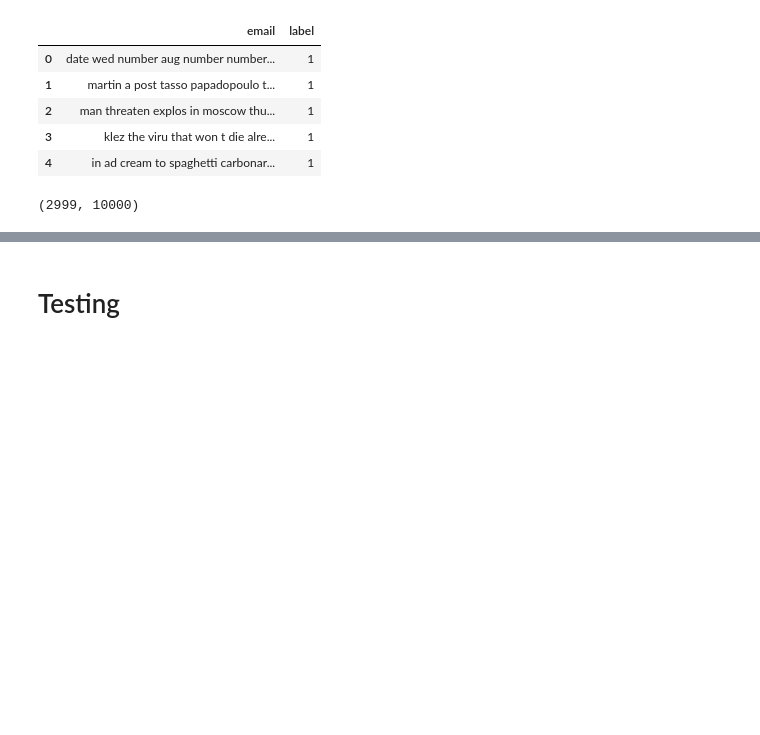
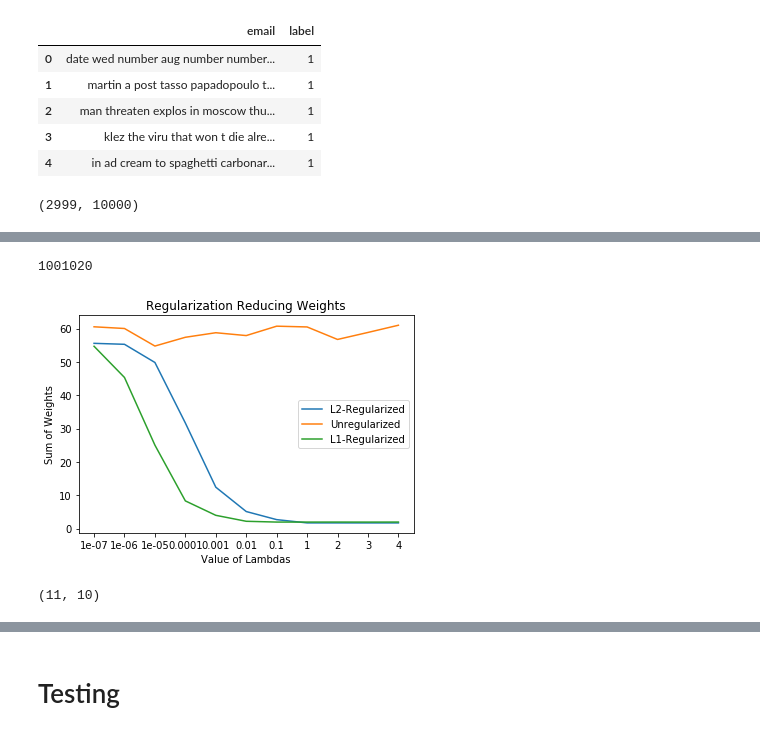
Before and after one commit to shivammehta007/NLPResearch, a Jupyter notebook: Tutorials/PyTorch_Tutorial/Spam_not_spam_classifier.ipynb, the cells around one changed output, grey strips where cells are left out. Saved outputs shown, nothing was run; the diff lists cells and outputs as text; code cells hidden in the pictures; blank space fills up the shorter version.

```diff
--- a/Tutorials/PyTorch_Tutorial/Spam_not_spam_classifier.ipynb
+++ b/Tutorials/PyTorch_Tutorial/Spam_not_spam_classifier.ipynb
@@ -111,3 +109,0 @@ model = LogisticRegression()
-# %%
-criterion = nn.CrossEntropyLoss()
-optimizer = torch.optim.Adam(params=model.parameters() , lr=0.01)
@@ -113,0 +116,19 @@ optimizer = torch.optim.Adam(params=model.parameters() , lr=0.01)
+# %%
+weights_l1 = []
+lambdas = [0.0000001, 0.000001, 0.00001, 0.0001, 0.001, 0.01, 0.1, 1, 2, 3, 4]
+for l in lambdas:  #[0 for _ in range(len(lambdas))]:
+    model = LogisticRegression()
+    criterion = nn.CrossEntropyLoss()
+    optimizer = torch.optim.Adam(params=model.parameters() , lr=0.01, )
+    epochs = 20
+    model.train()
+    for epoch in range(epochs):
+        optimizer.zero_grad()
+        y_pred = model(x_train)
+        loss = criterion(y_pred, y_train) + l * (t.norm(model.linear1.weight, 1) + t.norm(model.linear2.weight, 1) + t.norm(model.linear3.weight, 1))
+        pred = torch.max(y_pred, 1)[1].eq(y_train).sum()
+        acc = pred * 100.0 / len(x_train)
+        loss.backward()
+        optimizer.step()
+    print(l)
+    weights_l1.append(get_weights(model.named_parameters()))
@@ -114 +147,16 @@ optimizer = torch.optim.Adam(params=model.parameters() , lr=0.01)
+# %%
+len(weights[0])
+# %% [output]
+1001020
+# %%
+plt.title('Regularization Reducing Weights')
+plt.xlabel('Value of Lambdas')
+plt.ylabel('Sum of Weights')
+plt.plot(['1e-07', '1e-06', '1e-05', '0.0001', '0.001', '0.01', '0.1', '1', '2', '3', '4'], [np.linalg.norm(x) for x in weights])
+plt.plot(['1e-07', '1e-06', '1e-05', '0.0001', '0.001', '0.01', '0.1', '1', '2', '3', '4'], [np.linalg.norm(x) for x in weights_unregularized])
+plt.plot(['1e-07', '1e-06', '1e-05', '0.0001', '0.001', '0.01', '0.1', '1', '2', '3', '4'], [np.linalg.norm(x) for x in weights_l1])
+plt.legend(['L2-Regularized', 'Unregularized', 'L1-Regularized'])
+plt.show()
+# %% [output]
+[figure, added]
 # %%
@@ -116,0 +170,5 @@ y_train = Variable(torch.from_numpy(y_train)).long()
+# %%
+w = np.array(weights_100)
+w.shape
+# %% [output]
+(11, 10)
```
Also changed, not shown: parts of 14 cells of this notebook, 2 other files.
